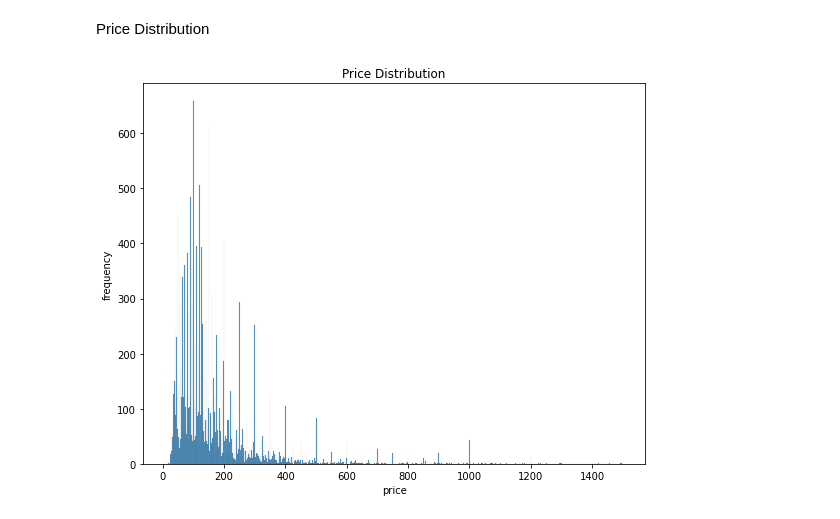
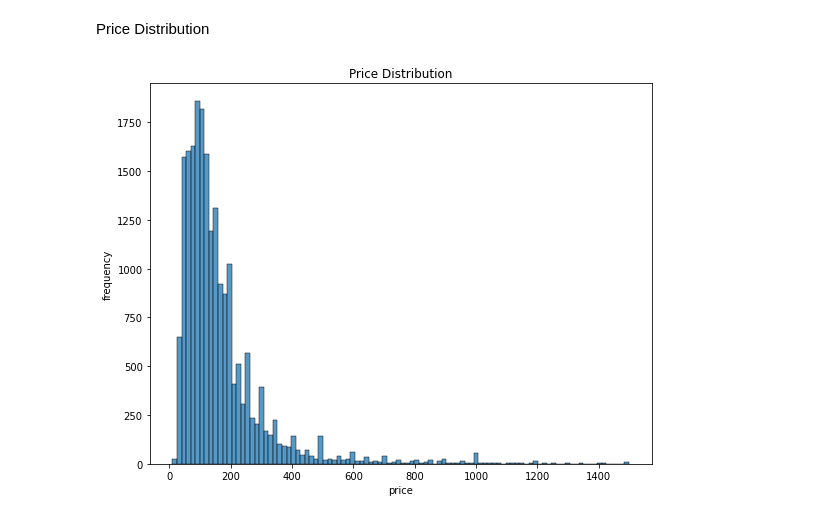
Before and after one commit to Akim351/Air-BnB-Data-Analysis-Project, a Jupyter notebook: project_air_bnb_code.ipynb, the cells around one changed output. Saved outputs shown, nothing was run; the diff lists cells and outputs as text; code cells hidden in the pictures.

```diff
--- a/project_air_bnb_code.ipynb
+++ b/project_air_bnb_code.ipynb
@@ -215,10 +215,10 @@ Price Distribution
 # %%
 # Price distribution
 
 plt.figure(figsize=(9,7))
-sns.histplot(data=dt, x="price", bins=10)
+sns.histplot(data=dt, x="price", bins=100)
 plt.title("Price Distribution")
 plt.ylabel("frequency")
 plt.show()
 # %% [output]
-[figure, old version]
+[figure, new version]
```
